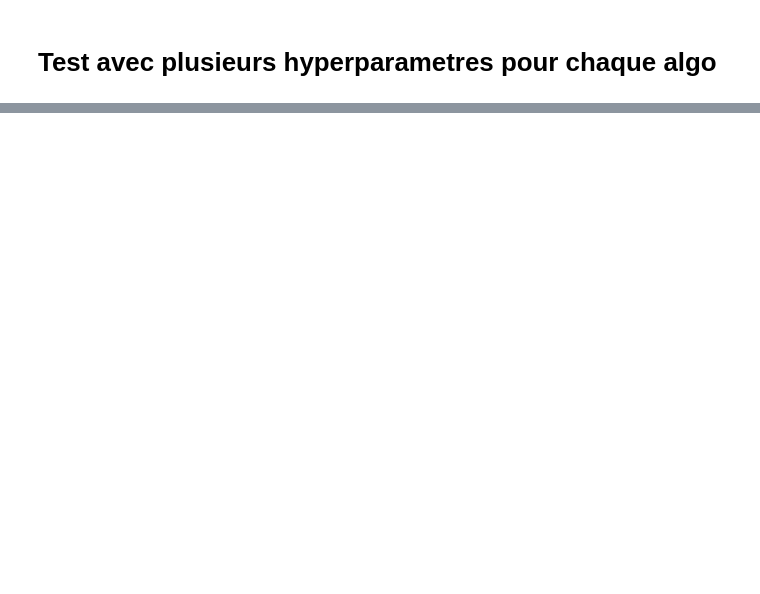
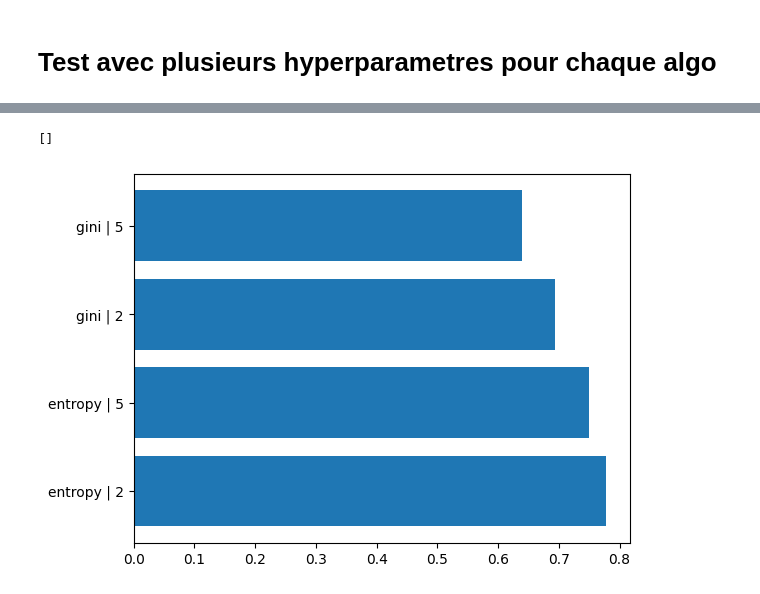
Before and after one commit to william-dandrea-study-software-courses/SI5-AL-dsl-classifAI, a Jupyter notebook: classification_exemple.ipynb, the cells around one changed output, grey strips where cells are left out. Saved outputs shown, nothing was run; the diff lists cells and outputs as text; code cells hidden in the pictures; blank space fills up the shorter version.

Commit message:
Implémentation du Comparaison chart

```diff
--- a/classification_exemple.ipynb
+++ b/classification_exemple.ipynb
@@ -639,0 +664,23 @@ ModuleNotFoundError: No module named 'matplotlib'
+# %%
+params = [{'criterion': 'gini', 'n_estimators': 5}, {'criterion': 'gini', 'n_estimators': 2}, {'criterion': 'entropy', 'n_estimators': 5}, {'criterion': 'entropy', 'n_estimators': 2}]
+
+mean_tst_scores = [0.63888889, 0.69444444, 0.75, 0.77777778]
+
+for index, p in enumerate(params):
+    p["mean_test_score"] = mean_tst_scores[index]
+results_dataframe = pd.DataFrame(params)
+
+columns_name = results_dataframe.columns.to_list()
+results_dataframe = results_dataframe.sort_values(by=['mean_test_score'], ascending=False)
+columns_name.remove("mean_test_score")
+results_dataframe['combinaison_hyperparameters'] = results_dataframe[columns_name].apply(lambda x: " | ".join(map(str, x)), axis=1)
+
+
+plt.barh(results_dataframe["combinaison_hyperparameters"], results_dataframe["mean_test_score"])
+plt.xlabel = 'score'
+plt.ylabel = 'combinaison de paramètres'
+plt.title = "Résultats de l'entrainement"
+plt.plot()
+# %% [output]
+[]
+[figure, added]
```
Also changed, not shown: parts of 5 cells of this notebook, 5 other files.
